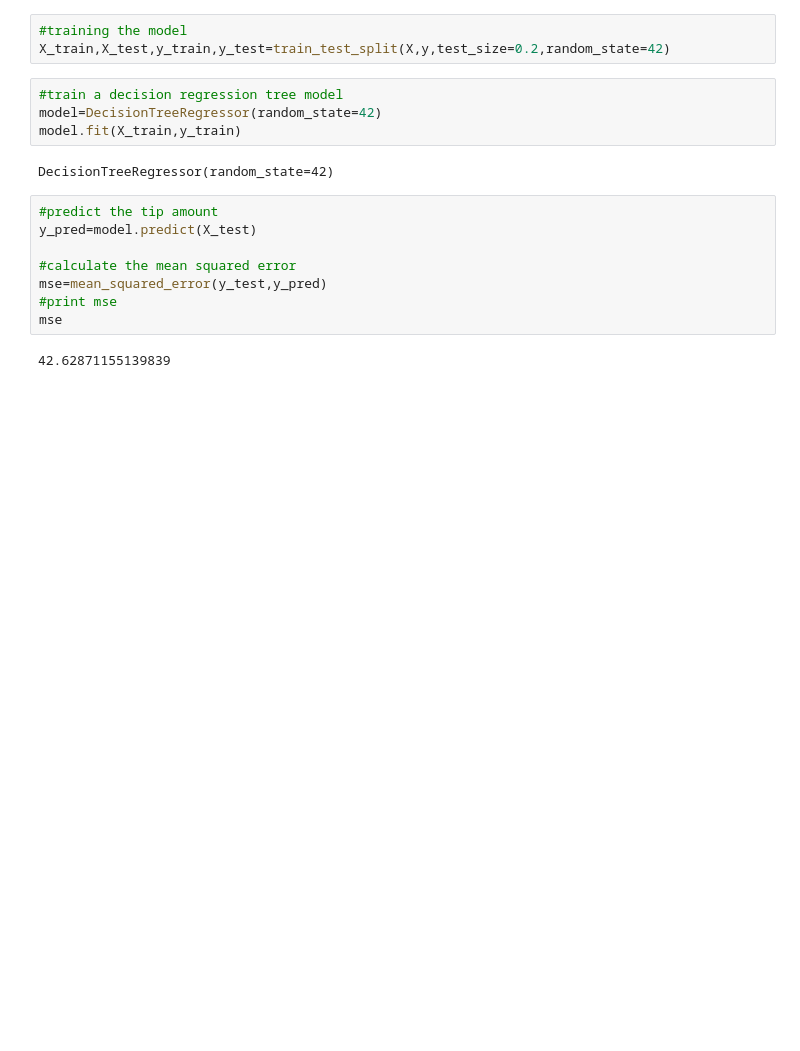
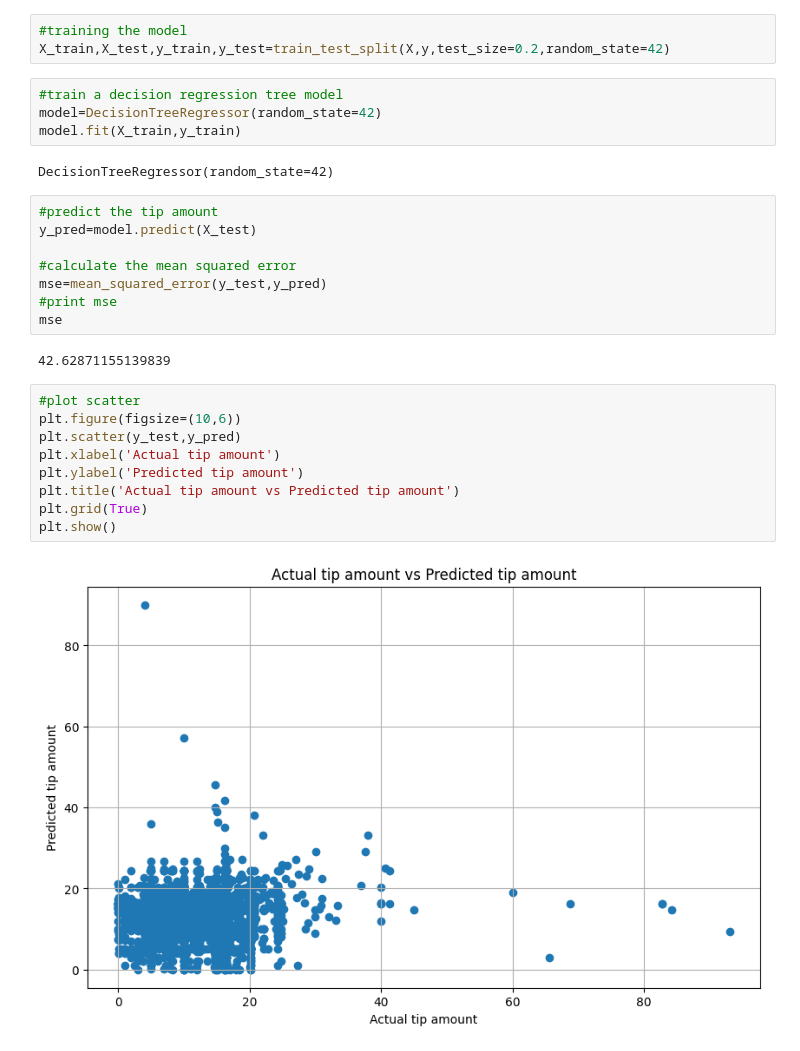
Before and after one commit to minhaz1172/Machine-Learning, a Jupyter notebook: Decision_Regression_tree/Decission_regression.ipynb, the cells around one changed output. Saved outputs shown, nothing was run; the diff lists cells and outputs as text; blank space fills up the shorter version.

Commit message:
scatter plot

```diff
--- a/Decision_Regression_tree/Decission_regression.ipynb
+++ b/Decision_Regression_tree/Decission_regression.ipynb
@@ -141,3 +141,14 @@ mse=mean_squared_error(y_test,y_pred)
 mse
 # %% [output]
 42.62871155139839
+# %%
+#plot scatter
+plt.figure(figsize=(10,6))
+plt.scatter(y_test,y_pred)
+plt.xlabel('Actual tip amount')
+plt.ylabel('Predicted tip amount')
+plt.title('Actual tip amount vs Predicted tip amount')
+plt.grid(True)
+plt.show()
+# %% [output]
+[figure, added]
```
